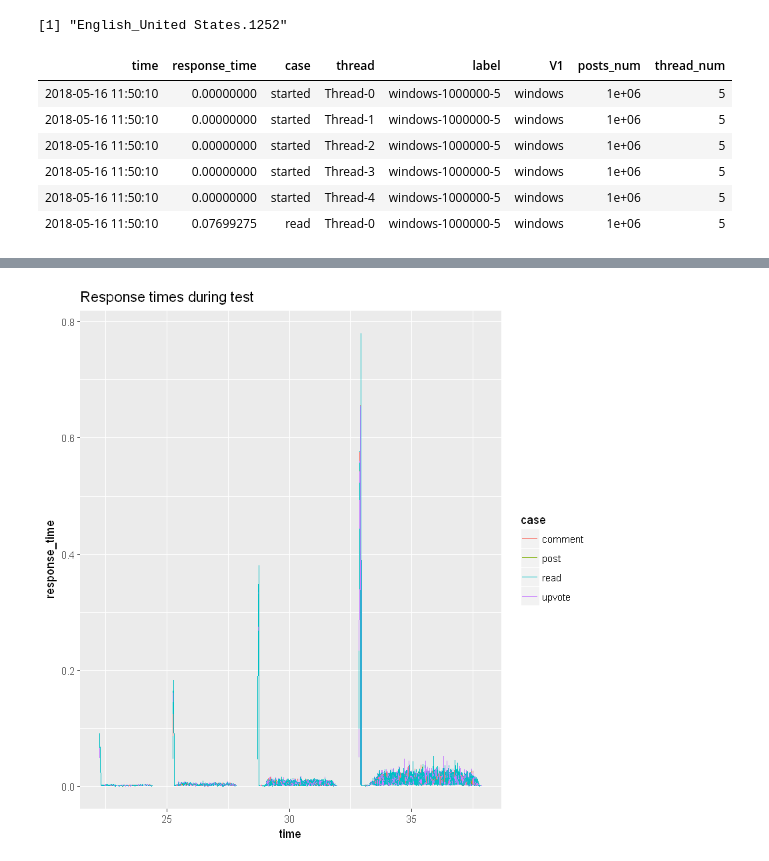
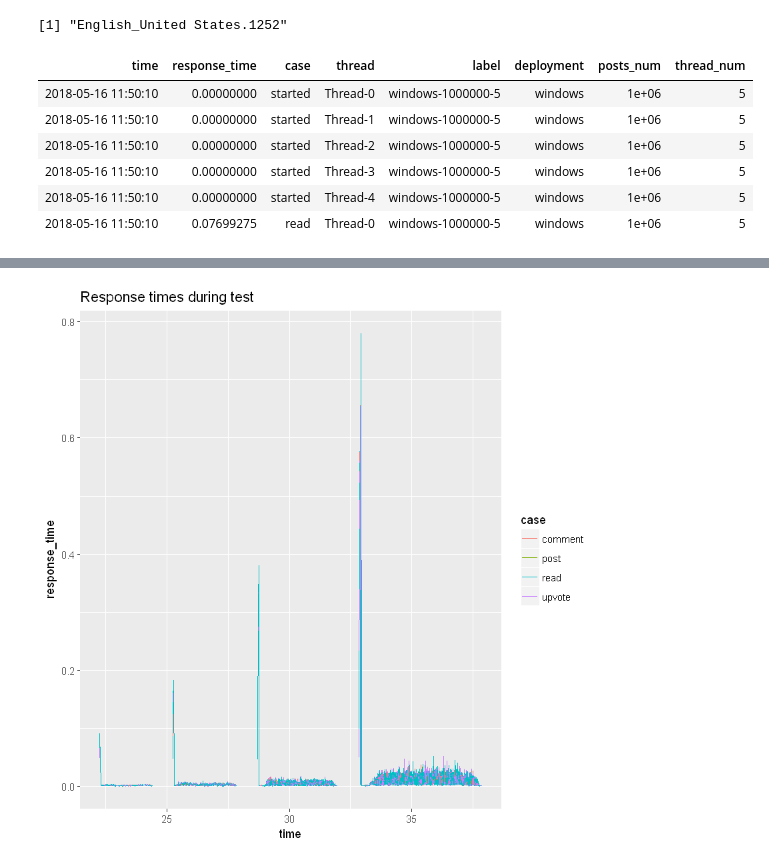
Before and after one commit to Alexander-Minyushkin/mongobch, a Jupyter notebook: report/windows_local.ipynb, the cells around one changed output, grey strips where cells are left out. Saved outputs shown, nothing was run; the diff lists cells and outputs as text; code cells hidden in the pictures.

```diff
--- a/report/windows_local.ipynb
+++ b/report/windows_local.ipynb
@@ -16,24 +23,25 @@ options(stringsAsFactors = FALSE)
 # %%
 raw <- fread('grep Thread ..\\logs\\win_local_bench*',
              sep=",",
              col.names=c("time", "response_time", "case", "thread", "label"))
 
 
 tidy <- data.table(raw, do.call(rbind, strsplit(raw$label,"-")))
 
+setnames(tidy, "V1", "deployment")
 setnames(tidy, "V2", "posts_num")
 setnames(tidy, "V3", "thread_num")
 
 
 tidy$thread_num <- as.numeric(tidy$thread_num)
 tidy$posts_num <- as.numeric(tidy$posts_num)
 
 tidy$time <- as.POSIXct(sapply(strsplit(tidy$time, ":"), function(x){ paste(x[2:4], collapse=":")}), tz="", format="%Y-%m-%d %H:%M:%OS")
 
 head(tidy)
 tail(tidy)
 # %% [output]
-| time | response_time | case | thread | label | V1 | posts_num | thread_num |
+| time | response_time | case | thread | label | deployment | posts_num | thread_num |
 | 2018-05-16 11:50:10 | 0.00000000 | started | Thread-0 | windows-1000000-5 | windows | 1e+06 | 5 |
 | 2018-05-16 11:50:10 | 0.00000000 | started | Thread-1 | windows-1000000-5 | windows | 1e+06 | 5 |
 | 2018-05-16 11:50:10 | 0.00000000 | started | Thread-2 | windows-1000000-5 | windows | 1e+06 | 5 |
```
Also changed, not shown: parts of 5 cells of this notebook, 7 other files.
